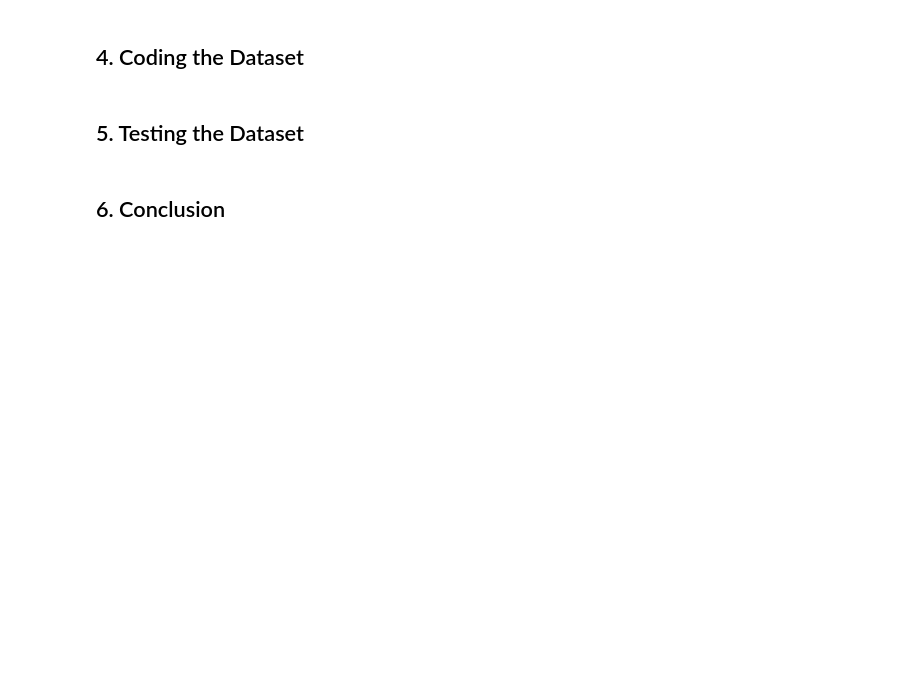
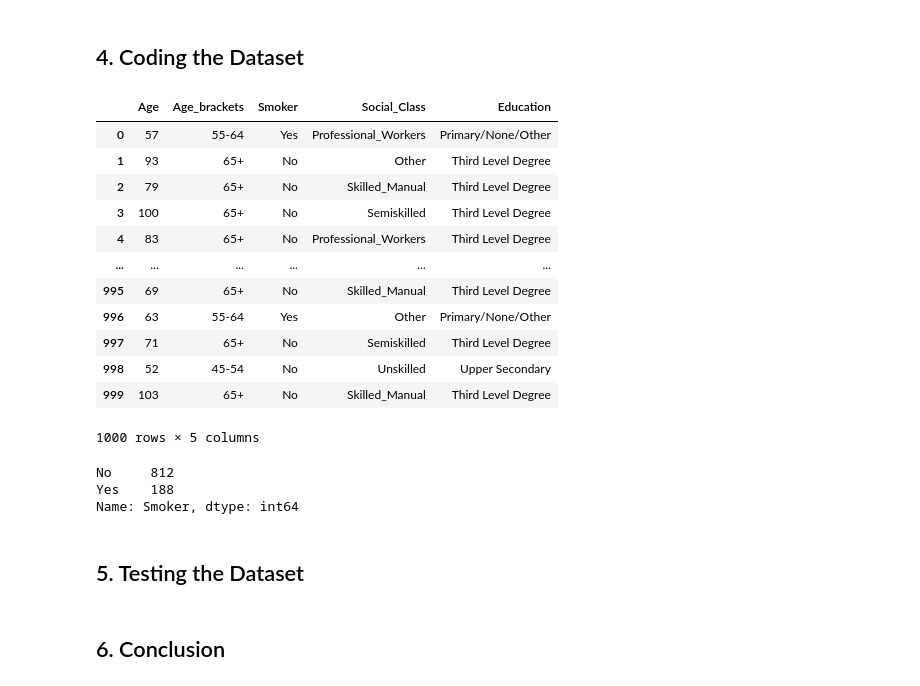
Before and after one commit to Scunnies/PfDA_Assignment, a Jupyter notebook: PfDA_Assignment.ipynb, the cells around one changed output. Saved outputs shown, nothing was run; the diff lists cells and outputs as text; code cells hidden in the pictures; blank space fills up the shorter version.

```diff
--- a/PfDA_Assignment.ipynb
+++ b/PfDA_Assignment.ipynb
@@ -84,0 +79,5 @@ print (Age)
+# %%
+arr1 = np.random.randint(15, 28, 1000)
+arr2 = np.random.randint(30, 82, 1000)
+
+np.mean(np.concatenate((arr1, arr2)))
@@ -164,55 +152,88 @@ edu.rename({'Age Group':'Age', 'Highest Level of Education Completed':'Education
 ## 4. Coding the Dataset  <a class="anchor" id="dataset"></a>
 # %%
 # overall dataframe categories
-df = pd.DataFrame(columns=['Genders', 'Age', 'Age_brackets','Smoker', 'Social_Class', 'Education'])
+df = pd.DataFrame(columns=['Age', 'Age_brackets','Smoker', 'Social_Class', 'Education'])
 
 # set the seed, a nod to Douglas Adams and the ASCII code for the symbol *
 np.random.seed(42)
 
 # dataframe for age
-df['Age'] = np.random.randint(15, 82, 1000)
+df['Age'] = ((arr1+arr2))
 
 # Create a list of age bins
 age_groups = ['15-24', '25-34', '35-44', '45-54', '55-64', '65+']
 
 # set the parameters and np.inf so it captures all remaining ages
 evaluation_bins = [15, 24, 34, 44, 54, 64, np.inf]
 
 # collect ages into the age_brackets
 df['Age_brackets'] = pd.cut(df['Age'], bins=evaluation_bins, labels=age_groups, include_lowest=True, right=False)
 
-#dataframe for genders
-Genders = ['Male', 'Female']
-df['Genders'] = np.random.choice(Genders, 1000, p=[0.497, 0.503])
-
 # dataframe for smokers
 smokers = ['Yes', 'No']  #Create the smoker/ non-smoker
 
 # function to assign smoker based on gender and age probabilities
-def smoker_gender(smoke):
-    if smoke == 'Male' or 'Female' and '15-24':
+def smoker(smoke):
+    if smoke == '15-24':
         return np.random.choice(smokers, p=[0.15, 0.85])
-    if smoke == 'Male' or 'Female' and '25-34':
+    if smoke == '25-34':
         return np.random.choice(smokers, p=[0.20, 0.80])
-    if smoke == 'Male' or 'Female' and '35-44':
+    if smoke == '35-44':
         return np.random.choice(smokers, p=[0.21, 0.79])
-    if smoke == 'Male' or 'Female' and '45-54':
+    if smoke == '45-54':
         return np.random.choice(smokers, p=[0.24, 0.76])
-    if smoke == 'Male' or 'Female' and '55-64':
+    if smoke == '55-64':
         return np.random.choice(smokers, p=[0.19, 0.81])
-    if smoke == 'Male' or 'Female' and '65+':
+    if smoke == '65+':
         return np.random.choice(smokers, p=[0.10, 0.90])
 
 
-df['Smoker'] = df['Genders'].apply(smoker_gender)
+df['Smoker'] = df['Age_brackets'].apply(smoker)
 
 # dataframe for social class
 classes = ['Professional_Workers', 'Managerial_Technical', 'Non_Manual', 'Skilled_Manual', 'Semiskilled', 'Unskilled', 'Other']
 df['Social_Class'] = np.random.choice(classes, size=1000, p=[0.081, 0.281, 0.176, 0.141, 0.105, 0.036, 0.180], replace=True)
 
+# dataframe for education
+education = ['Primary/None/Other', 'Lower Secondary', 'Upper Secondary', 'Third Level - Non-Degree', 'Third Level Degree', 'Doctorate']
+
+def levels(age):
+    if age == '15-24':
+        return np.random.choice(education, p=[0.52, 0.05, 0.19, 0.11, 0.13, 0.0])
+    if age == '25-34':
+        return np.random.choice(education, p=[0.25, 0.06, 0.14, 0.19, 0.35, 0.01])
+    if age == '35-44':
+        return np.random.choice(education, p=[0.18, 0.09, 0.15, 0.22, 0.35, 0.01])
+    if age == '45-54':
+        return np.random.choice(education, p=[0.16, 0.18, 0.19, 0.21, 0.25, 0.01])
+    if age == '55-64':
+        return np.random.choice(education, p=[0.24, 0.21, 0.2, 0.16, 0.18, 0.01])
+    if age == '65+':
+        return np.random.choice(education, p=[0.46, 0.17, 0.14, 0.11, 0.11, 0.01])
+
+df['Education'] = df['Age_brackets'].apply(levels)
+
 df
+# %% [output]
+|  | Age | Age_brackets | Smoker | Social_Class | Education |
+| 0 | 57 | 55-64 | Yes | Professional_Workers | Primary/None/Other |
+| 1 | 93 | 65+ | No | Other | Third Level Degree |
+| 2 | 79 | 65+ | No | Skilled_Manual | Third Level Degree |
+| 3 | 100 | 65+ | No | Semiskilled | Third Level Degree |
+| 4 | 83 | 65+ | No | Professional_Workers | Third Level Degree |
+| ... | ... | ... | ... | ... | ... |
+| 995 | 69 | 65+ | No | Skilled_Manual | Third Level Degree |
+| 996 | 63 | 55-64 | Yes | Other | Primary/None/Other |
+| 997 | 71 | 65+ | No | Semiskilled | Third Level Degree |
+| 998 | 52 | 45-54 | No | Unskilled | Upper Secondary |
+| 999 | 103 | 65+ | No | Skilled_Manual | Third Level Degree |
+1000 rows × 5 columns
 # %%
 df['Smoker'].value_counts()
+# %% [output]
+No     812
+Yes    188
+Name: Smoker, dtype: int64
 # %% [markdown]
 ## 5. Testing the Dataset  <a class="anchor" id="testing"></a>
 # %% [markdown]
```
Also changed, not shown: parts of 23 cells of this notebook, 1 other file.
